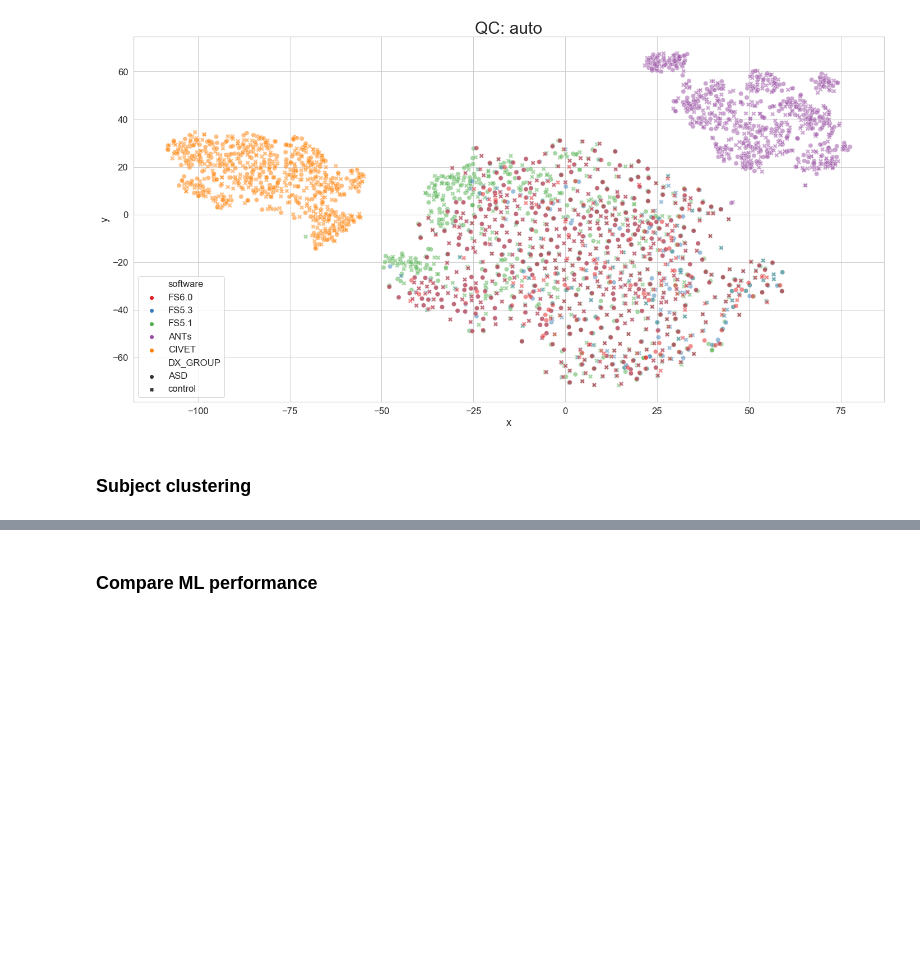
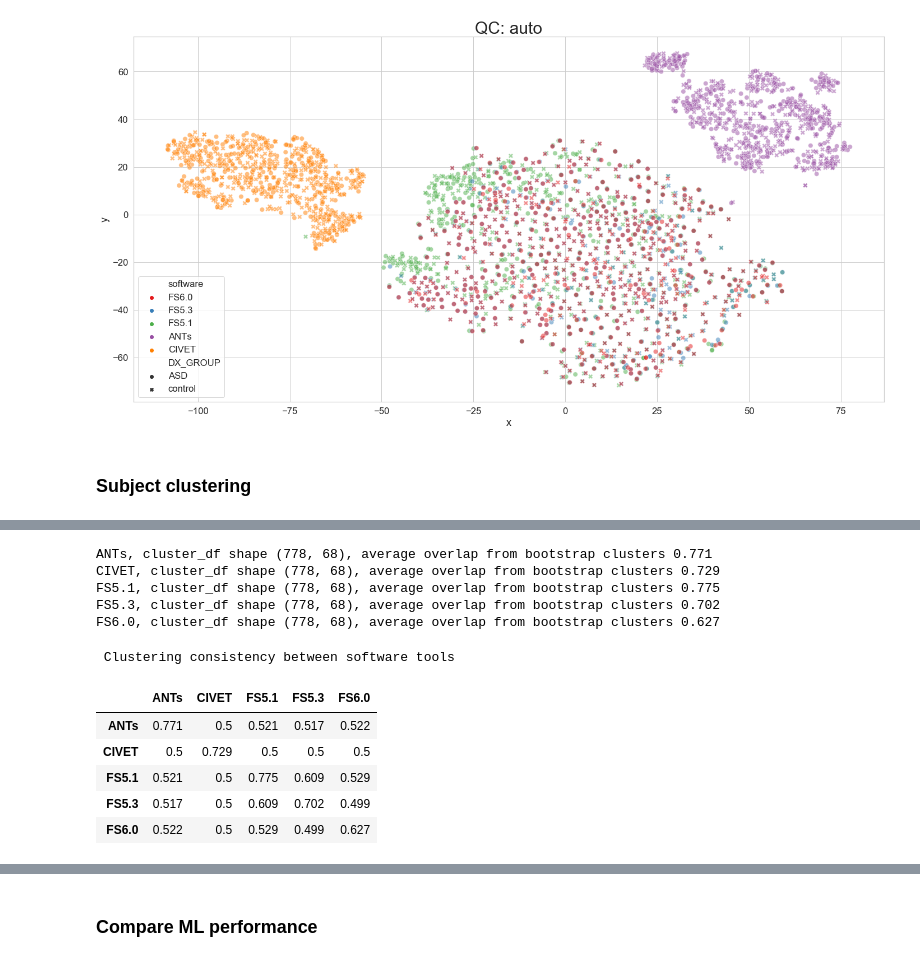
Before and after one commit to neurodatascience/compare-surf-tools, a Jupyter notebook: notebooks/run_software_comparisons.ipynb, the cells around one changed output, grey strips where cells are left out. Cells and saved outputs as stored; diff of their text form; code cells hidden in the pictures; blank space fills up the shorter version.

```diff
--- a/notebooks/run_software_comparisons.ipynb
+++ b/notebooks/run_software_comparisons.ipynb
@@ -591,2 +495,63 @@ software FS6.0, cluster sizes Counter({2: 596, 1: 182})
+# %%
+qc = 'No_QC'
+master_df = master_df_dict[qc]
+
+similarity = 'euclidean'#'euclidean' #correlation
+linkage = 'ward'
+n_clusters = 2
+cluster = AgglomerativeClustering(n_clusters=n_clusters, affinity=similarity, linkage=linkage)
+
+cluster_stat_dict = {} #stores orig membership labels and overlap estimate from bootstrap
+for pipe in master_df[data_label].unique():
+    cluster_df = master_df[master_df[data_label]==pipe].copy().reset_index(drop=True)
+    X = cluster_df[common_roi_cols].values
+    L_pairwise, overlap = get_bootstrapped_membership_overlap_distribution(X, cluster, n_boot=100)
+
+    print('{}, cluster_df shape {}, average overlap from bootstrap clusters {:4.3f}'.format(pipe, cluster_df.shape, np.mean(overlap)))
+    cluster_stat_dict[pipe] = (L_pairwise,overlap)
+# %% [output]
+ANTs, cluster_df shape (778, 68), average overlap from bootstrap clusters 0.771
+CIVET, cluster_df shape (778, 68), average overlap from bootstrap clusters 0.729
+FS5.1, cluster_df shape (778, 68), average overlap from bootstrap clusters 0.775
+FS5.3, cluster_df shape (778, 68), average overlap from bootstrap clusters 0.702
+FS6.0, cluster_df shape (778, 68), average overlap from bootstrap clusters 0.627
+# %%
+possible_pairs = list(itertools.combinations(cluster_stat_dict.keys(), 2))
+table_df = pd.DataFrame(columns=software_list,index=software_list)
+
+for pair in possible_pairs:
+    pipe1 = pair[0]
+    pipe2 = pair[1]
+
+    c_membership1 = cluster_stat_dict[pipe1][0]
+    n_samples = c_membership1.shape[0]
+    n_unique_pairs = n_samples*(n_samples-1)/2
+
+    c_membership2 = cluster_stat_dict[pipe2][0]
+
+    pairwise_membership_consistancy = c_membership1 == c_membership2
+
+    overlap = np.triu(pairwise_membership_consistancy,k=1).sum()/n_unique_pairs
+
+    # 'Expected overlap from bootstrapping'
+    bootstrap_overlap1 = np.mean(cluster_stat_dict[pipe1][1])
+    bootstrap_overlap2 = np.mean(cluster_stat_dict[pipe2][1])
+    table_df.loc[pipe1,pipe1] = bootstrap_overlap1.round(3)
+    table_df.loc[pipe2,pipe2] = bootstrap_overlap2.round(3)
+
+    # Cross-software overlap
+    table_df.loc[pipe1,pipe2] = overlap.round(3)
+    table_df.loc[pipe2,pipe1] = overlap.round(3)
+
+print('\n Clustering consistency between software tools')
+table_df
+# %% [output]
+ Clustering consistency between software tools
+|  | ANTs | CIVET | FS5.1 | FS5.3 | FS6.0 |
+| ANTs | 0.771 | 0.5 | 0.521 | 0.517 | 0.522 |
+| CIVET | 0.5 | 0.729 | 0.5 | 0.5 | 0.5 |
+| FS5.1 | 0.521 | 0.5 | 0.775 | 0.609 | 0.529 |
+| FS5.3 | 0.517 | 0.5 | 0.609 | 0.702 | 0.499 |
+| FS6.0 | 0.522 | 0.5 | 0.529 | 0.499 | 0.627 |
 # %%
 # Plot subject-pairs heatmap
```
Also changed, not shown: parts of 5 cells of this notebook, 1 other file.
